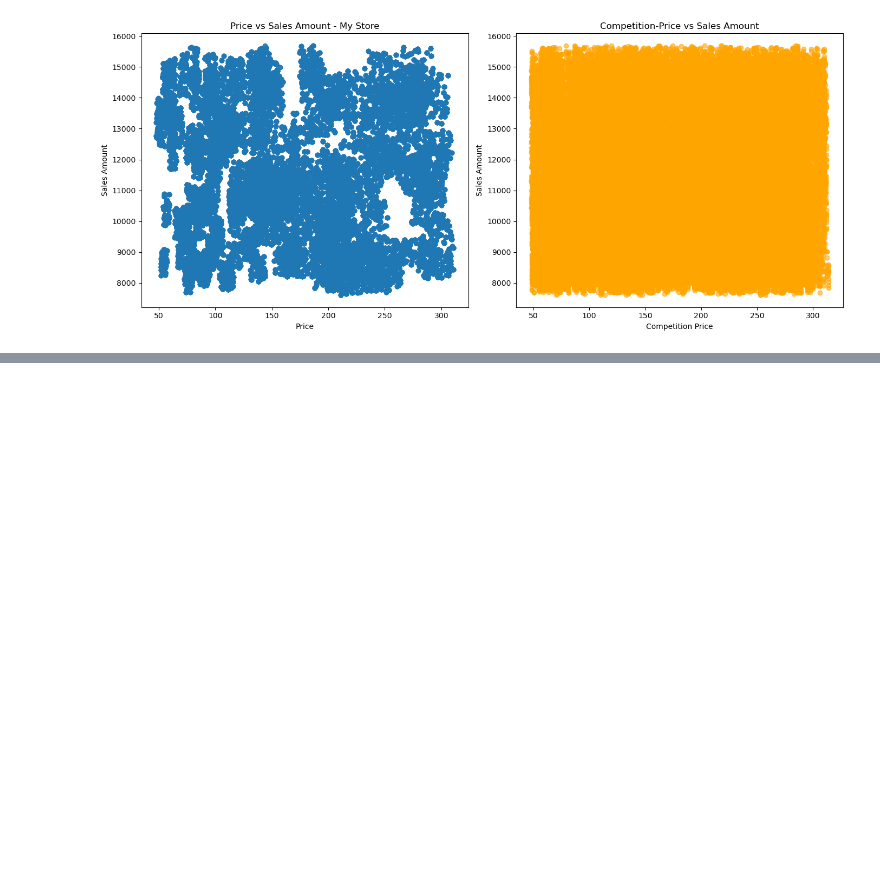
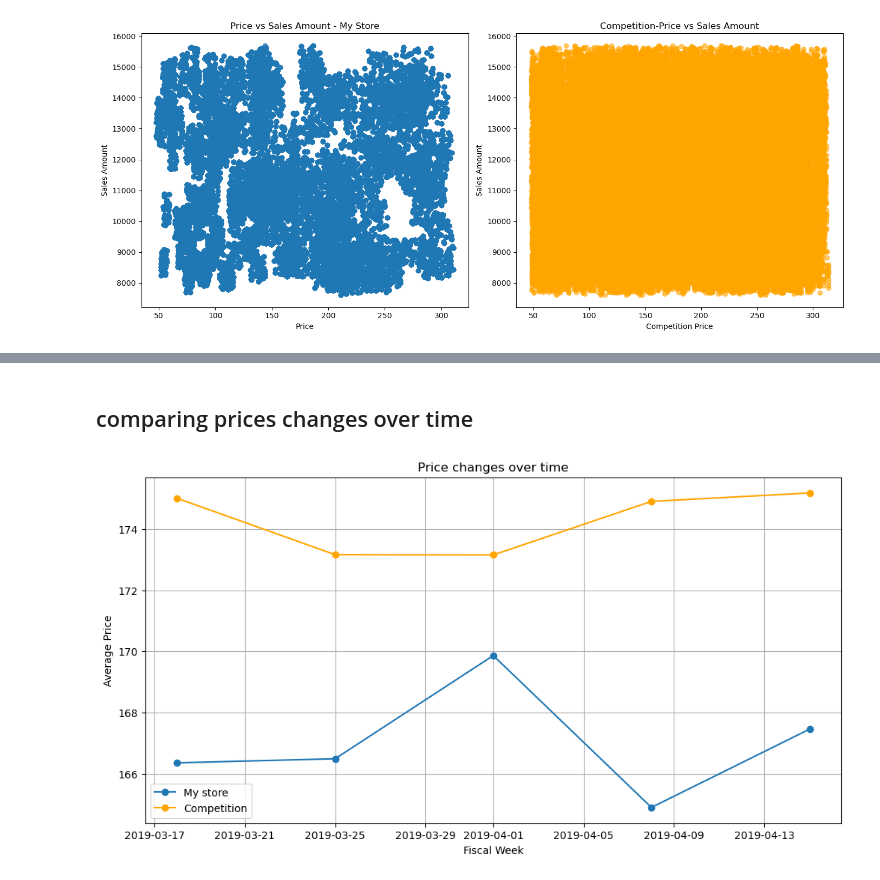
Before and after one commit to jainsamyak15/Dynamic-Pricing-Case-Study, a Jupyter notebook: Price-optimization.ipynb, the cells around one changed output, grey strips where cells are left out. Drawn from its saved outputs; the diff is of its cells as text; code cells hidden in the pictures; blank space fills up the shorter version.

Commit message:
comparing Price changes over time -- Done

```diff
--- a/Price-optimization.ipynb
+++ b/Price-optimization.ipynb
@@ -85,0 +96,21 @@ plt.show()
+# %% [markdown]
+## comparing prices changes over time
+# %%
+pricing_data["Fiscal_Week_ID"] = pd.to_datetime(pricing_data["Fiscal_Week_ID"].astype(str) + '-1', format='%Y-%U-%w')
+
+weekly_prices = pricing_data.groupby('Fiscal_Week_ID').agg({
+    'Price': 'mean',
+    'Competition_Price':'mean'
+}).reset_index()
+
+plt.figure(figsize=(12,6))
+plt.plot(weekly_prices["Fiscal_Week_ID"],weekly_prices["Price"], label='My store', marker='o')
+plt.plot(weekly_prices["Fiscal_Week_ID"],weekly_prices["Competition_Price"], label='Competition', color = 'orange',marker='o')
+plt.xlabel('Fiscal Week')
+plt.ylabel('Average Price')
+plt.title('Price changes over time')
+plt.grid(True)
+plt.legend()
+plt.show()
+# %% [output]
+[figure, added]
```
Also changed, not shown: parts of 2 cells of this notebook.
